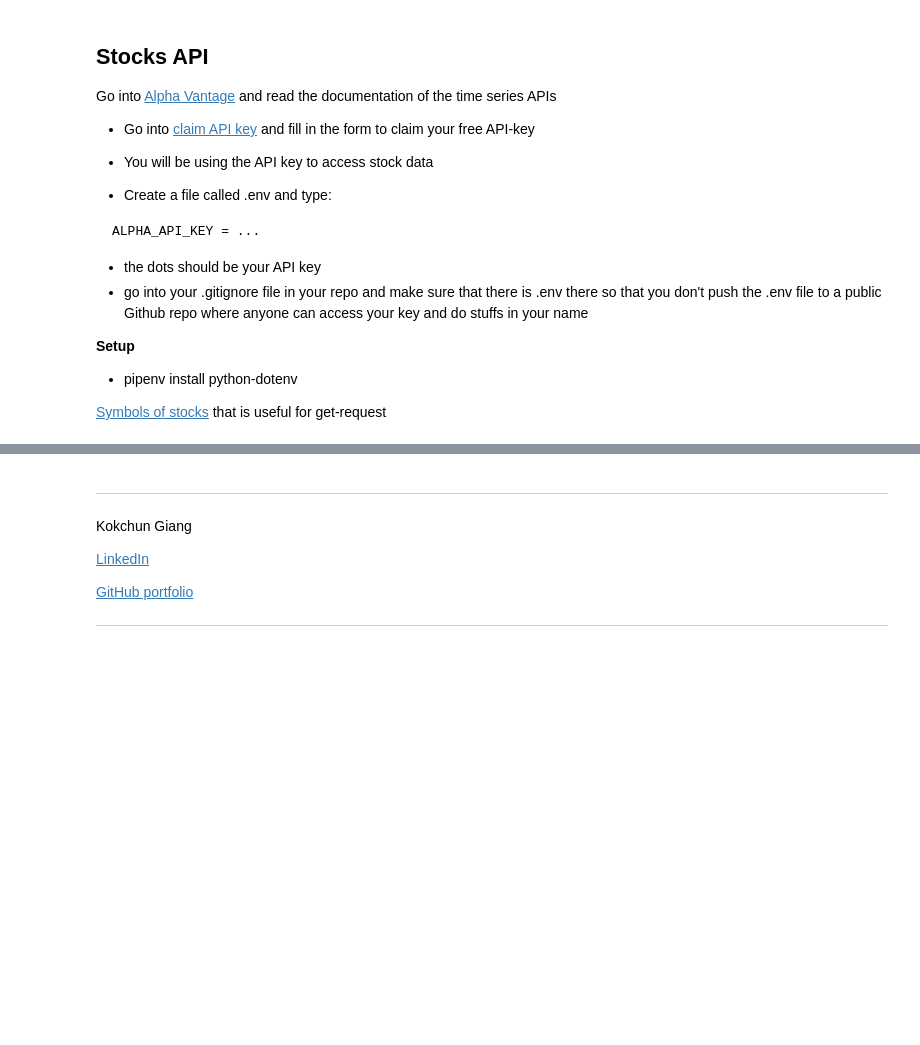
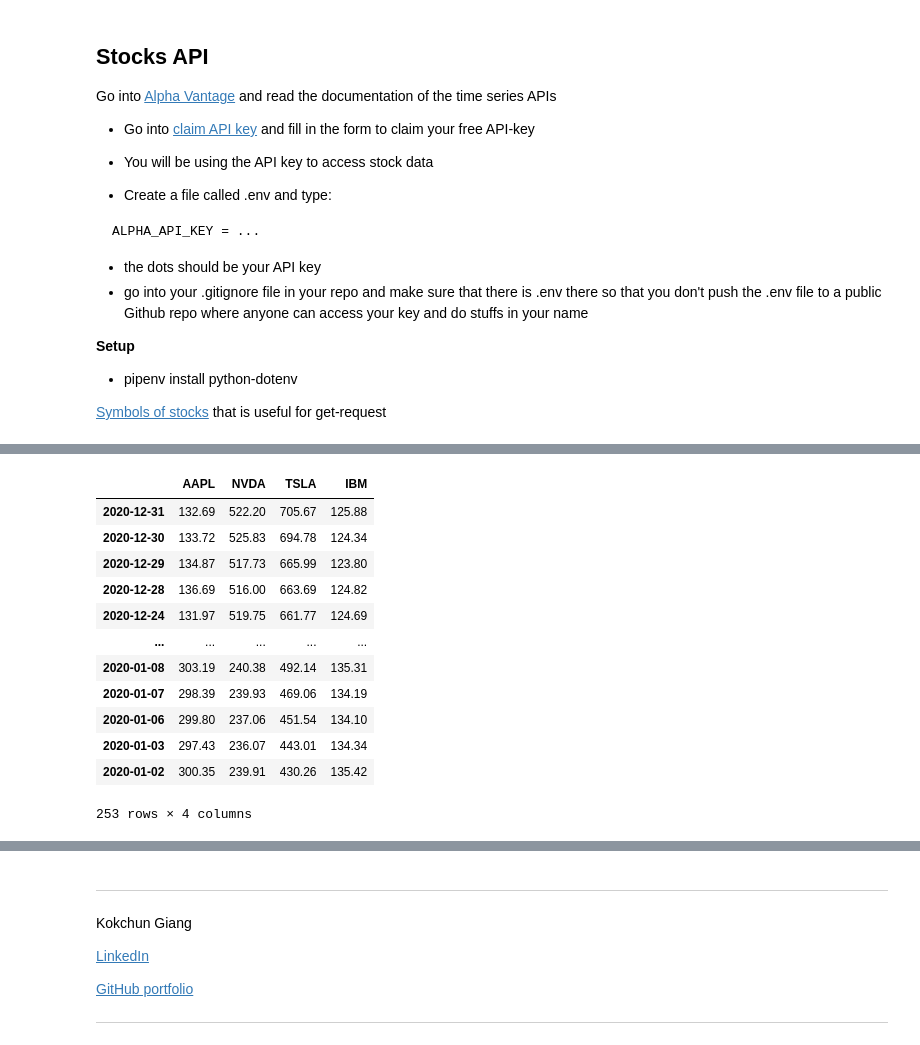
Before and after one commit to kokchun/Databehandling, a Jupyter notebook: Lectures/L4.1-api-stocks.ipynb, the cells around one changed output, grey strips where cells are left out. Cells and saved outputs as stored; diff of their text form; code cells hidden in the pictures; blank space fills up the shorter version.

```diff
--- a/Lectures/L4.1-api-stocks.ipynb
+++ b/Lectures/L4.1-api-stocks.ipynb
@@ -53,0 +109,16 @@ api_key = os.getenv("ALPHA_API_KEY")
+# %%
+stocks.loc["2020"]  # gives all data where year is 2020
+# %% [output]
+|  | AAPL | NVDA | TSLA | IBM |
+| 2020-12-31 | 132.69 | 522.20 | 705.67 | 125.88 |
+| 2020-12-30 | 133.72 | 525.83 | 694.78 | 124.34 |
+| 2020-12-29 | 134.87 | 517.73 | 665.99 | 123.80 |
+| 2020-12-28 | 136.69 | 516.00 | 663.69 | 124.82 |
+| 2020-12-24 | 131.97 | 519.75 | 661.77 | 124.69 |
+| ... | ... | ... | ... | ... |
+| 2020-01-08 | 303.19 | 240.38 | 492.14 | 135.31 |
+| 2020-01-07 | 298.39 | 239.93 | 469.06 | 134.19 |
+| 2020-01-06 | 299.80 | 237.06 | 451.54 | 134.10 |
+| 2020-01-03 | 297.43 | 236.07 | 443.01 | 134.34 |
+| 2020-01-02 | 300.35 | 239.91 | 430.26 | 135.42 |
+253 rows × 4 columns
```
Also changed, not shown: parts of 9 cells of this notebook.
